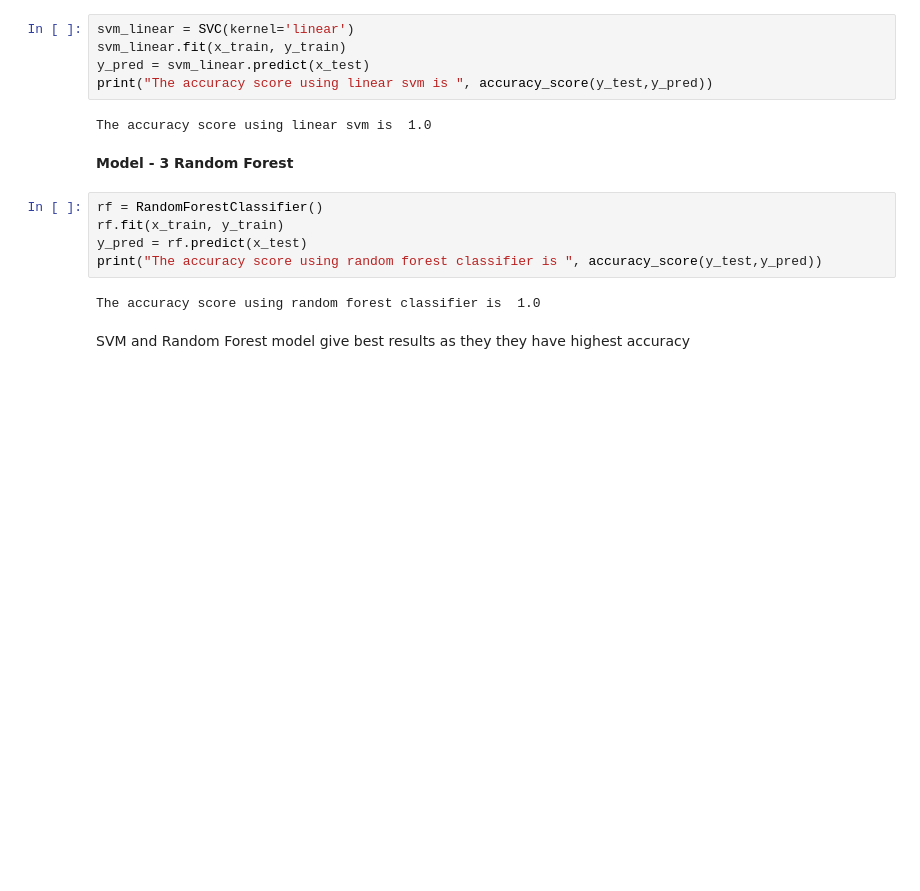
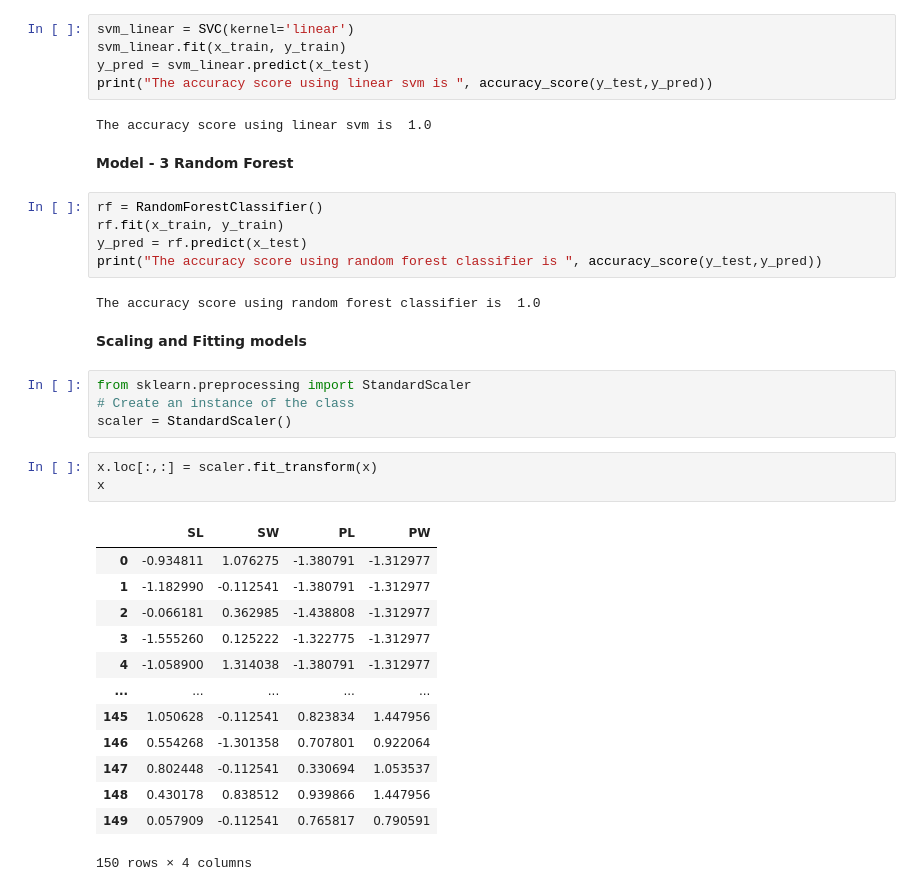
Before and after one commit to Jomonjoseph25/DSA_B5_Assignments, a Jupyter notebook: Case_Study_7.ipynb, the cells around one changed output. Cells and saved outputs as stored; diff of their text form; blank space fills up the shorter version.

```diff
--- a/Case_Study_7.ipynb
+++ b/Case_Study_7.ipynb
@@ -130,5 +164,26 @@ y_pred = rf.predict(x_test)
 print("The accuracy score using random forest classifier is ", accuracy_score(y_test,y_pred))
 # %% [output]
 The accuracy score using random forest classifier is  1.0
-# %% [markdown]
-SVM and Random Forest model give best results as they they have highest accuracy
+# %% [markdown]
+**Scaling and Fitting models**
+# %%
+from sklearn.preprocessing import StandardScaler
+# Create an instance of the class
+scaler = StandardScaler()
+# %%
+x.loc[:,:] = scaler.fit_transform(x)
+x
+# %% [output]
+|  | SL | SW | PL | PW |
+| 0 | -0.934811 | 1.076275 | -1.380791 | -1.312977 |
+| 1 | -1.182990 | -0.112541 | -1.380791 | -1.312977 |
+| 2 | -0.066181 | 0.362985 | -1.438808 | -1.312977 |
+| 3 | -1.555260 | 0.125222 | -1.322775 | -1.312977 |
+| 4 | -1.058900 | 1.314038 | -1.380791 | -1.312977 |
+| ... | ... | ... | ... | ... |
+| 145 | 1.050628 | -0.112541 | 0.823834 | 1.447956 |
+| 146 | 0.554268 | -1.301358 | 0.707801 | 0.922064 |
+| 147 | 0.802448 | -0.112541 | 0.330694 | 1.053537 |
+| 148 | 0.430178 | 0.838512 | 0.939866 | 1.447956 |
+| 149 | 0.057909 | -0.112541 | 0.765817 | 0.790591 |
+150 rows × 4 columns
```
Also changed, not shown: parts of 15 cells of this notebook.
